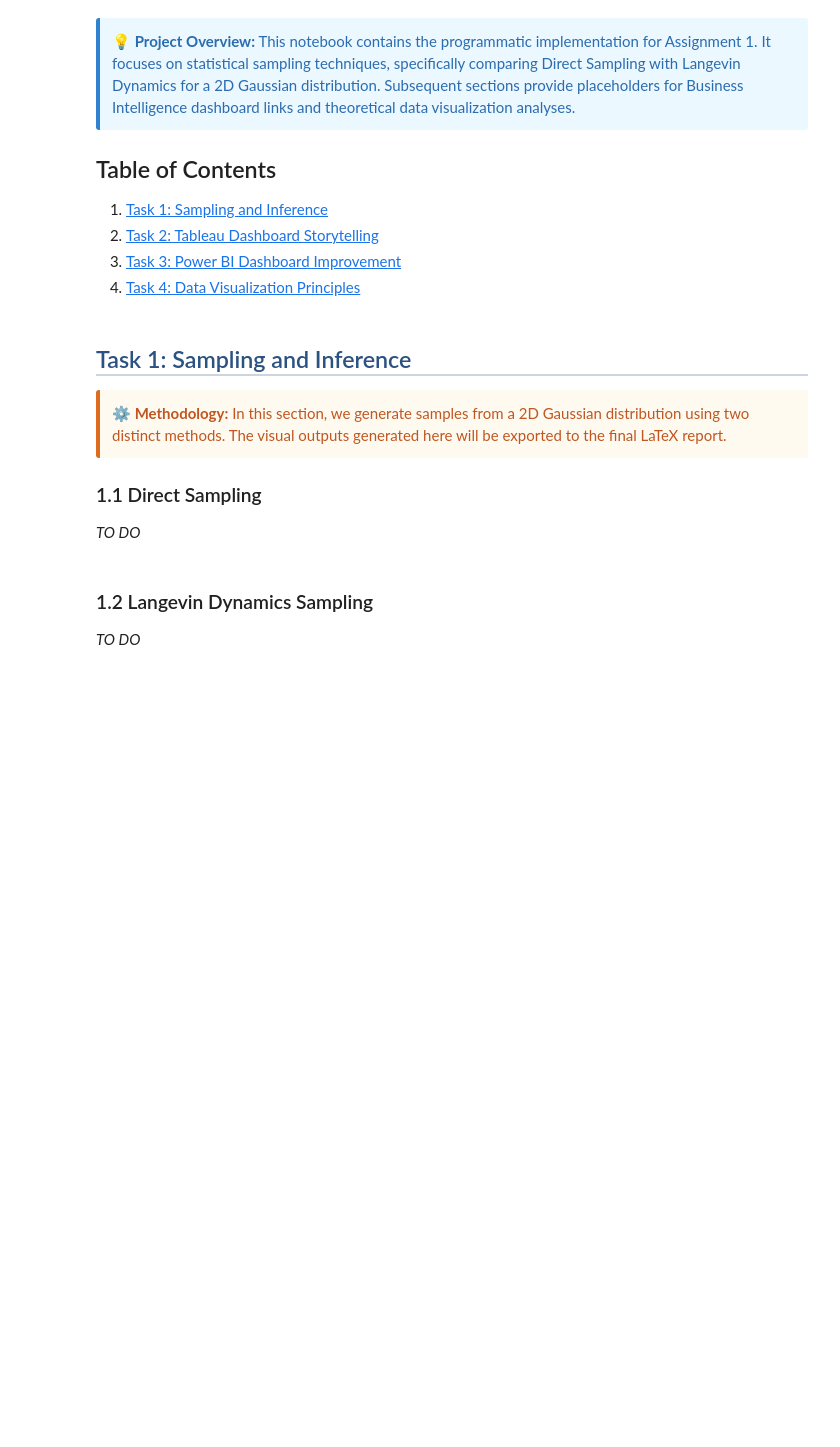
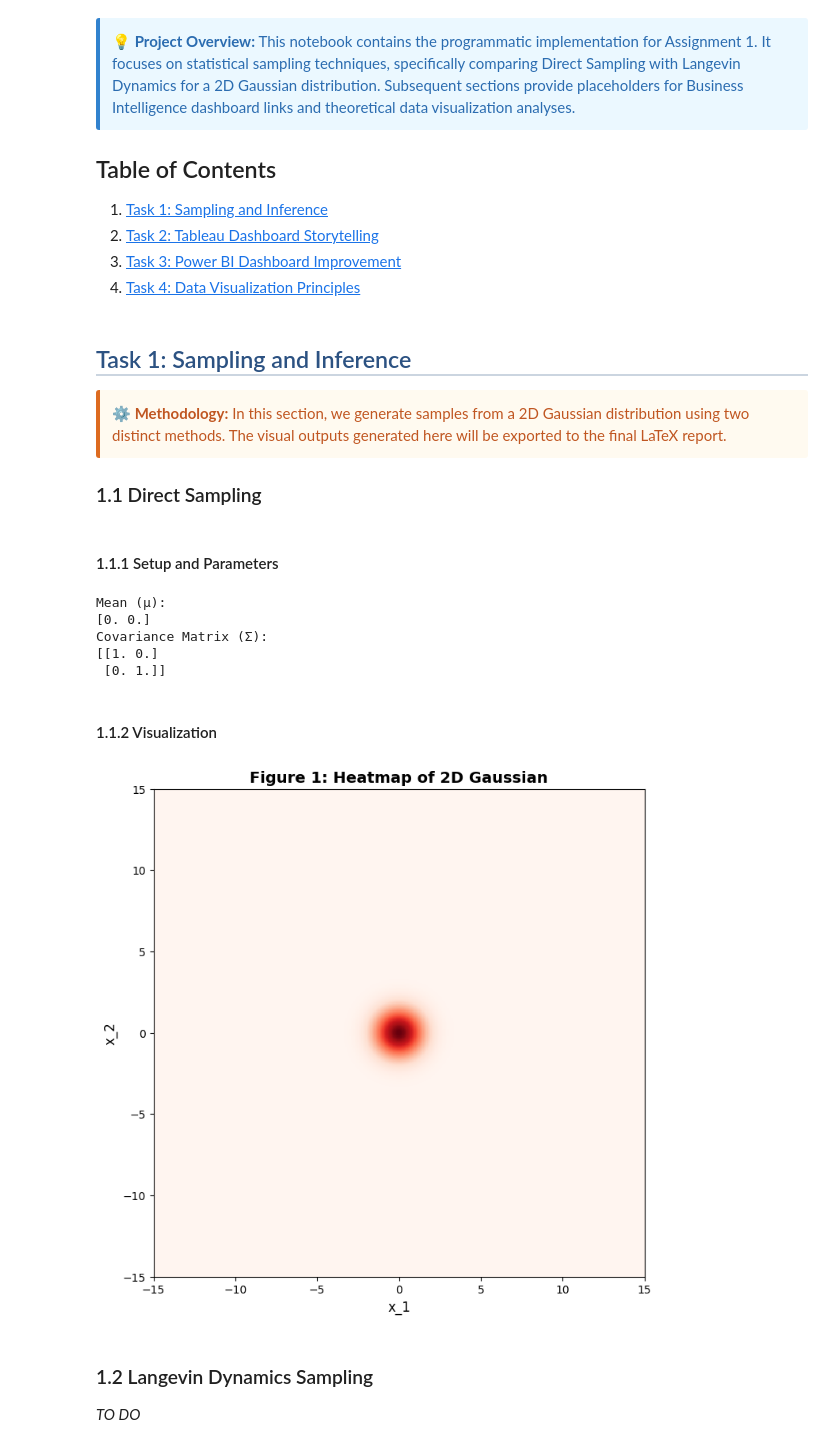
Before and after one commit to Parsa-Saeednia/UT-DataScience-Spring2026, a Jupyter notebook: Assignments/CA1/implementation.ipynb, the cells around one changed output. Cells and saved outputs as stored; diff of their text form; code cells hidden in the pictures; blank space fills up the shorter version.

```diff
--- a/Assignments/CA1/implementation.ipynb
+++ b/Assignments/CA1/implementation.ipynb
@@ -31,7 +31,54 @@
 </div>
 
 ### 1.1 Direct Sampling
-*TO DO*
+# %% [markdown]
+#### 1.1.1 Setup and Parameters
+# %%
+import numpy as np
+import matplotlib.pyplot as plt
+from scipy.stats import multivariate_normal
+import os
+
+np.random.seed(42)
+mu = np.array([0.0, 0.0])
+
+cov = np.eye(2)
+
+print(f"Mean (\u03bc):\n{mu}")
+print(f"Covariance Matrix (\u03a3):\n{cov}")
+# %% [output]
+Mean (μ):
+[0. 0.]
+Covariance Matrix (Σ):
+[[1. 0.]
+ [0. 1.]]
+# %% [markdown]
+#### 1.1.2 Visualization
+# %%
+x = np.linspace(-15, 15, 500)
+y = np.linspace(-15, 15, 500)
+X, Y = np.meshgrid(x, y)
+
+pos = np.dstack((X, Y))
+
+rv = multivariate_normal(mu, cov)
+Z = rv.pdf(pos)
+
+plt.figure(figsize=(8, 8))
+
+plt.pcolormesh(X, Y, Z, shading='auto', cmap='Reds')
+
+plt.xlabel('x_1', fontsize=12)
+plt.ylabel('x_2', fontsize=12)
+plt.title('Figure 1: Heatmap of 2D Gaussian', fontsize=14, fontweight='bold')
+plt.xlim([-15, 15])
+plt.ylim([-15, 15])
+
+plt.savefig('latex/assets/images/figure1_heatmap.png', dpi=300, bbox_inches='tight')
+
+plt.show()
+# %% [output]
+[figure, added]
 # %% [markdown]
 ### 1.2 Langevin Dynamics Sampling
 *TO DO*
```
Also changed, not shown: parts of 1 cell of this notebook, 3 other files.
